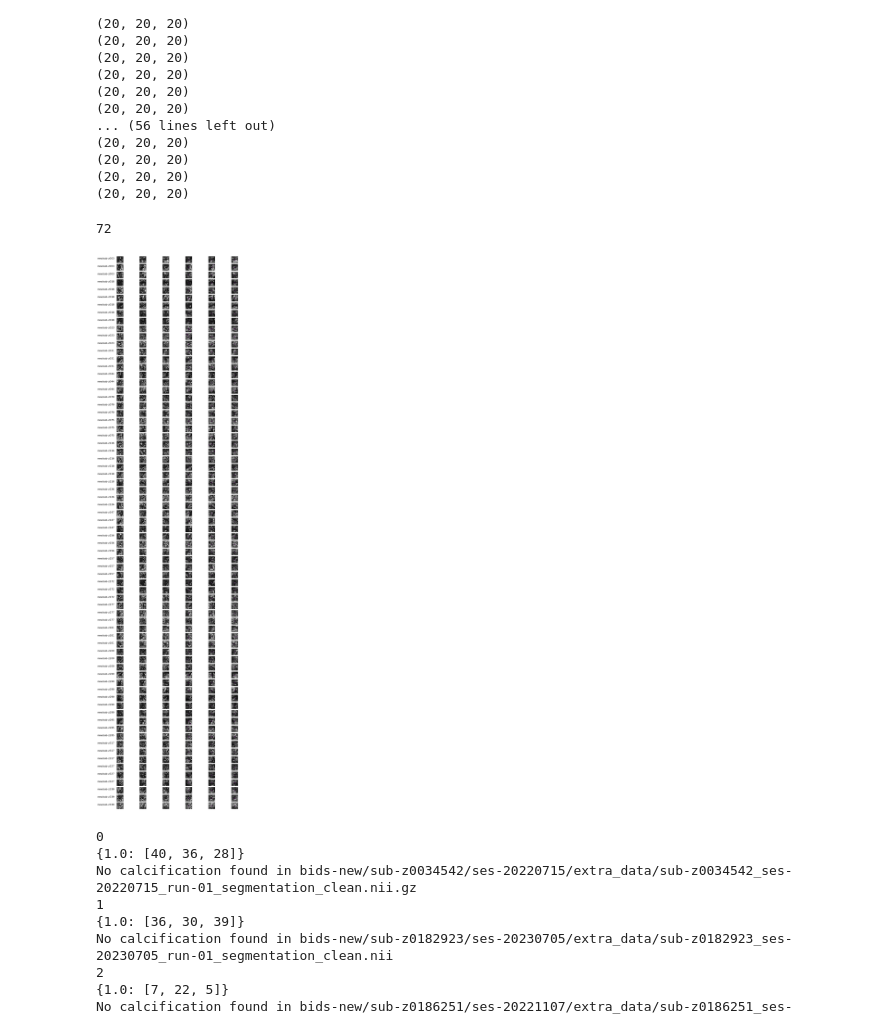
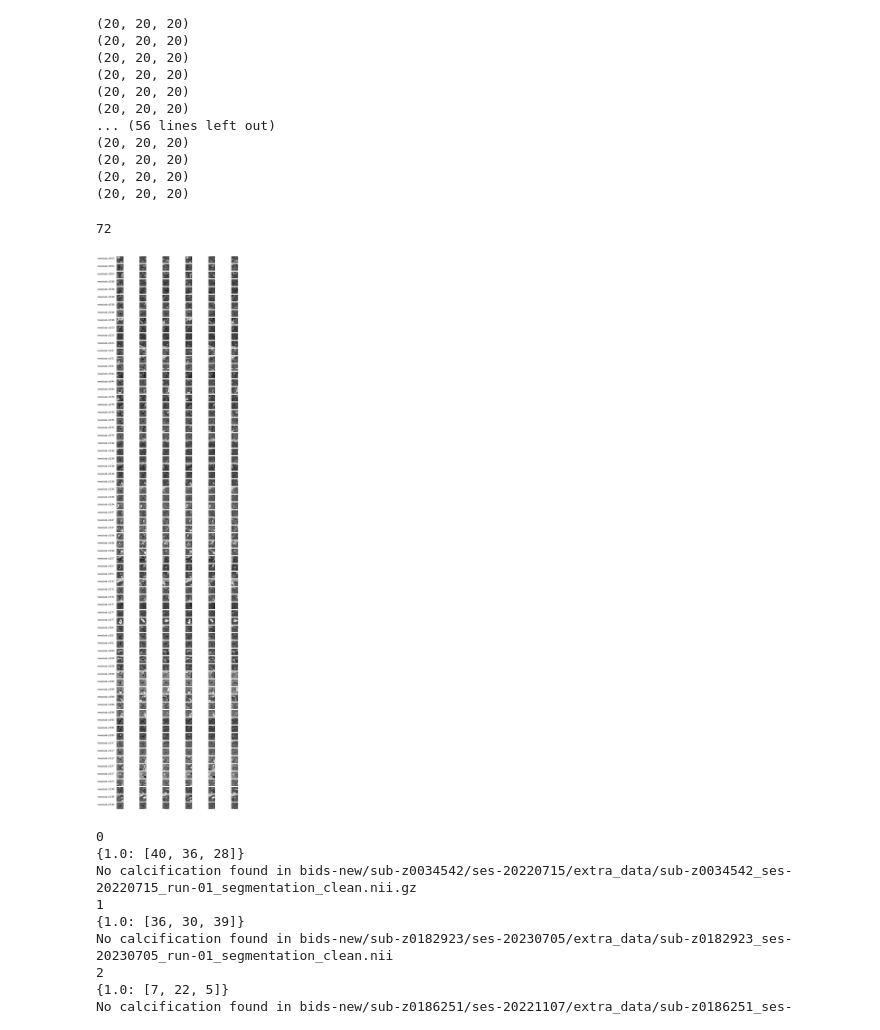
Before and after one commit to astewartau/prostate, a Jupyter notebook: 1_descriptive_stats.ipynb, the cells around one changed output. Drawn from its saved outputs; the diff is of its cells as text; code cells hidden in the pictures.

```diff
--- a/1_descriptive_stats.ipynb
+++ b/1_descriptive_stats.ipynb
@@ -229,25 +156,26 @@ for i in range(len(input_segmentations)):
     print(input_segmentations[i])
     seg = nib.load(input_segmentations[i]).get_fdata()
     input_data = nib.load(input_images[i]).get_fdata()
-    input_data[input_data == np.inf] = 100
-    input_data[input_data < 0] = 0
-    input_data[input_data > 100] = 100
-    input_data[np.isnan(input_data)] = 0
+    if clip_data is not None:
+        input_data[input_data == np.inf] = clip_data[1]
+        input_data[input_data < 0] = clip_data[0]
+        input_data[input_data > 100] = clip_data[1]
+        input_data[np.isnan(input_data)] = 0
 
     # get region stats
     counts, means, stds = get_region_stats(seg, input_data)
     try:
-        seed_sizes.extend(counts[SegTypeFinal.GOLD_SEED.value])
-        seed_means.extend(means[SegTypeFinal.GOLD_SEED.value])
-        seed_stds.extend(stds[SegTypeFinal.GOLD_SEED.value])
-        seed_segmentations.extend(os.path.split(input_segmentations[i])[1] for x in range(len(counts[SegTypeFinal.GOLD_SEED.value])))
+        seed_sizes.extend(counts[SegTypeClean.GOLD_SEED.value])
+        seed_means.extend(means[SegTypeClean.GOLD_SEED.value])
+        seed_stds.extend(stds[SegTypeClean.GOLD_SEED.value])
+        seed_segmentations.extend(os.path.split(input_segmentations[i])[1] for x in range(len(counts[SegTypeClean.GOLD_SEED.value])))
     except:
         print(f"No goldseed found in {input_segmentations[i]}")
         continue
 
     # get regions
     connected_regions_vals, connected_regions_masks = get_cropped_regions(
-        mask=seg == SegTypeFinal.GOLD_SEED.value,
+        mask=seg == SegTypeClean.GOLD_SEED.value,
         vals=input_data,
         cropsize=20
     )
@@ -342,38 +270,36 @@ for i in regions_vals:
 # %%
 fig, axes = plt.subplots(ncols=6, nrows=len(regions_vals), figsize=(12, 50))
 
 for ax in axes.flat:
     ax.set_xticklabels([])
     ax.set_yticklabels([])
     ax.set_xticks([])
     ax.set_yticks([])
 
-vmin=0
-vmax=80
 print(len(regions_vals))
 for i in range(len(regions_vals)):
     try:
-        axes[i,0].imshow(regions_vals[i][regions_vals[i].shape[0]//2,:,:], cmap='gray', vmin=vmin, vmax=vmax)
-        axes[i,1].imshow(regions_vals[i][:,regions_vals[i].shape[1]//2,:], cmap='gray', vmin=vmin, vmax=vmax)
-        axes[i,2].imshow(regions_vals[i][:,:,regions_vals[i].shape[2]//2], cmap='gray', vmin=vmin, vmax=vmax)
+        axes[i,0].imshow(regions_vals[i][regions_vals[i].shape[0]//2,:,:], cmap='gray', vmin=vrange[0], vmax=vrange[1], interpolation='nearest')
+        axes[i,1].imshow(regions_vals[i][:,regions_vals[i].shape[1]//2,:], cmap='gray', vmin=vrange[0], vmax=vrange[1], interpolation='nearest')
+        axes[i,2].imshow(regions_vals[i][:,:,regions_vals[i].shape[2]//2], cmap='gray', vmin=vrange[0], vmax=vrange[1], interpolation='nearest')
 
-        axes[i,3].imshow(regions_vals[i][regions_vals[i].shape[0]//2,:,:], cmap='gray', vmin=vmin, vmax=vmax)
-        axes[i,4].imshow(regions_vals[i][:,regions_vals[i].shape[1]//2,:], cmap='gray', vmin=vmin, vmax=vmax)
-        axes[i,5].imshow(regions_vals[i][:,:,regions_vals[i].shape[2]//2], cmap='gray', vmin=vmin, vmax=vmax)
+        axes[i,3].imshow(regions_vals[i][regions_vals[i].shape[0]//2,:,:], cmap='gray', vmin=vrange[0], vmax=vrange[1], interpolation='nearest')
+        axes[i,4].imshow(regions_vals[i][:,regions_vals[i].shape[1]//2,:], cmap='gray', vmin=vrange[0], vmax=vrange[1], interpolation='nearest')
+        axes[i,5].imshow(regions_vals[i][:,:,regions_vals[i].shape[2]//2], cmap='gray', vmin=vrange[0], vmax=vrange[1], interpolation='nearest')
 
         axes[i,3].imshow(regions_masks[i][regions_vals[i].shape[0]//2,:,:], cmap='cool', alpha=np.array(regions_masks[i][regions_vals[i].shape[0]//2,:,:] * 0.2, dtype=float), vmin=0, vmax=1)
         axes[i,4].imshow(regions_masks[i][:,regions_vals[i].shape[1]//2,:], cmap='cool', alpha=np.array(regions_masks[i][:,regions_vals[i].shape[1]//2,:] * 0.2, dtype=float), vmin=0, vmax=1)
         axes[i,5].imshow(regions_masks[i][:,:,regions_vals[i].shape[2]//2], cmap='cool', alpha=np.array(regions_masks[i][:,:,regions_vals[i].shape[2]//2] * 0.2, dtype=float), vmin=0, vmax=1)
     except:
         continue
     axes[i,0].set_ylabel(regions_segmentations[i][5:17], rotation=0, fontsize=12, labelpad=55)
 
-plt.savefig("seeds_t2s.png", bbox_inches='tight')
+plt.savefig("seeds_gre.png", bbox_inches='tight', dpi=400)
 plt.show()
 plt.close()
 # %% [output]
 72
-[figure, old version]
+[figure, new version]
 # %%
 calc_sizes = []
 calc_means = []
```
Also changed, not shown: parts of 14 cells of this notebook, 6 other files.
